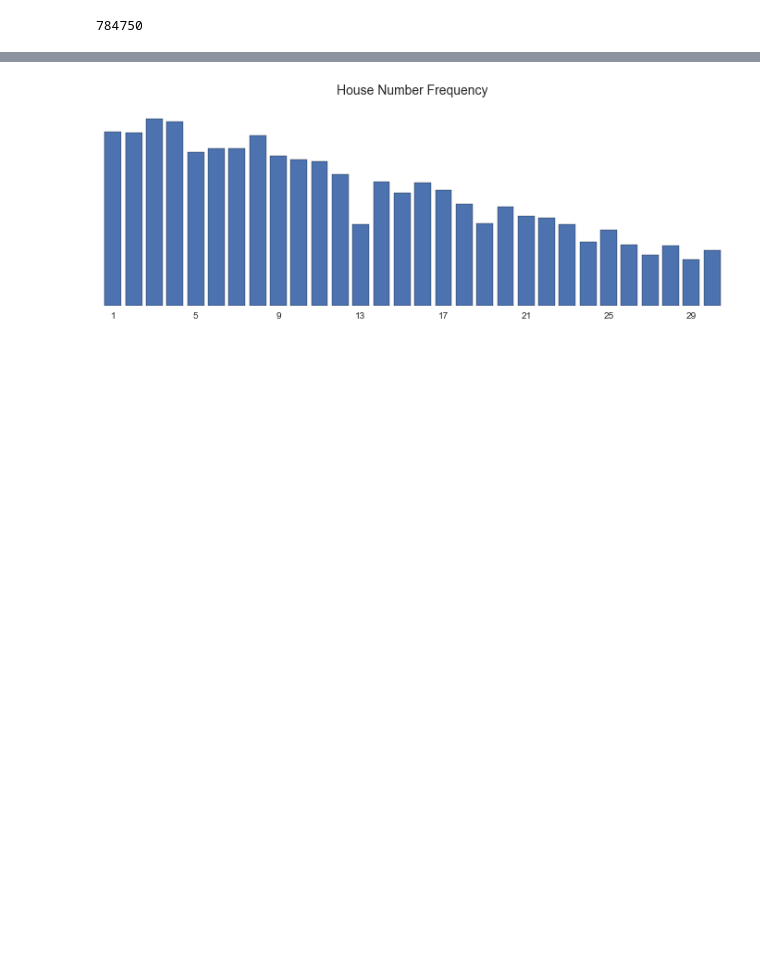
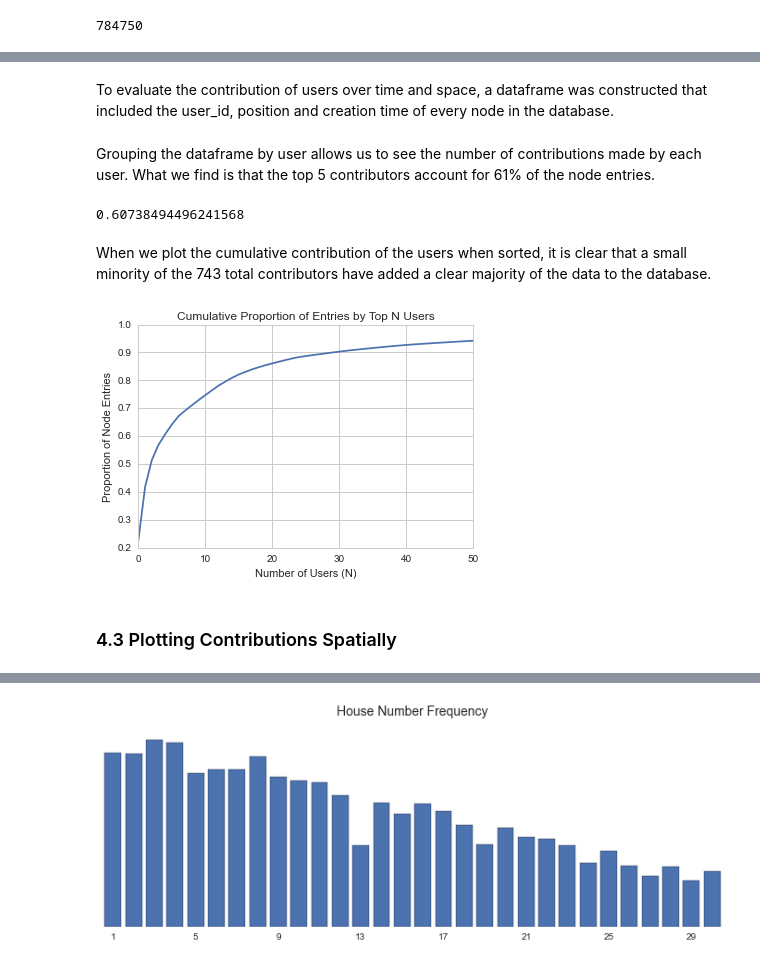
Before and after one commit to chris-jd/udacity, a Jupyter notebook: Data_Wrangling_Assignment/Data Wrangling Assignment.ipynb, the cells around one changed output, grey strips where cells are left out. Drawn from its saved outputs; the diff is of its cells as text; code cells hidden in the pictures; blank space fills up the shorter version.

```diff
--- a/Data_Wrangling_Assignment/Data import and cleaning.ipynb
+++ b/Data_Wrangling_Assignment/Data Wrangling Assignment.ipynb
@@ -301,0 +234,2 @@ plt.show()
+# %% [markdown]
+To evaluate the contribution of users over time and space, a dataframe was constructed that included the user_id, position and creation time of every node in the database.
@@ -301,0 +242,22 @@ plt.show()
+# %% [markdown]
+Grouping the dataframe by user allows us to see the number of contributions made by each user. What we find is that the top 5 contributors account for 61% of the node entries.
+# %%
+user_contrib = node_df.groupby('user').time.count()
+user_contrib.sort(ascending=False)
+user_contrib[:5].sum()/len(node_df)
+# %% [output]
+0.60738494496241568
+# %% [markdown]
+When we plot the cumulative contribution of the users when sorted, it is clear that a small minority of the 743 total contributors have added a clear majority of the data to the database.
+# %%
+sns.set_style('whitegrid')
+plt.plot(np.cumsum(user_contrib)/np.sum(user_contrib))
+plt.xlim(0,50)
+plt.xlabel('Number of Users (N)')
+plt.ylabel('Proportion of Node Entries')
+plt.title('Cumulative Proportion of Entries by Top N Users')
+plt.show()
+# %% [output]
+[figure, added]
+# %% [markdown]
+### 4.3 Plotting Contributions Spatially
```
Also changed, not shown: parts of 83 cells of this notebook, 2 other files.
